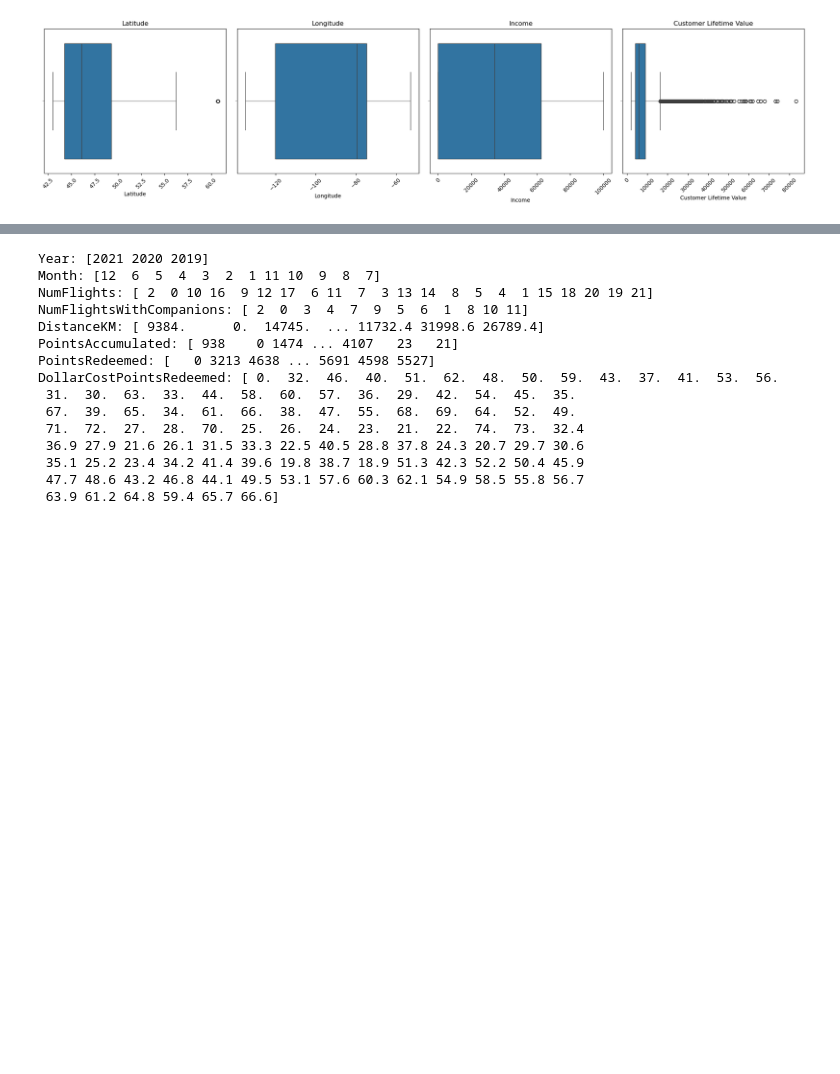
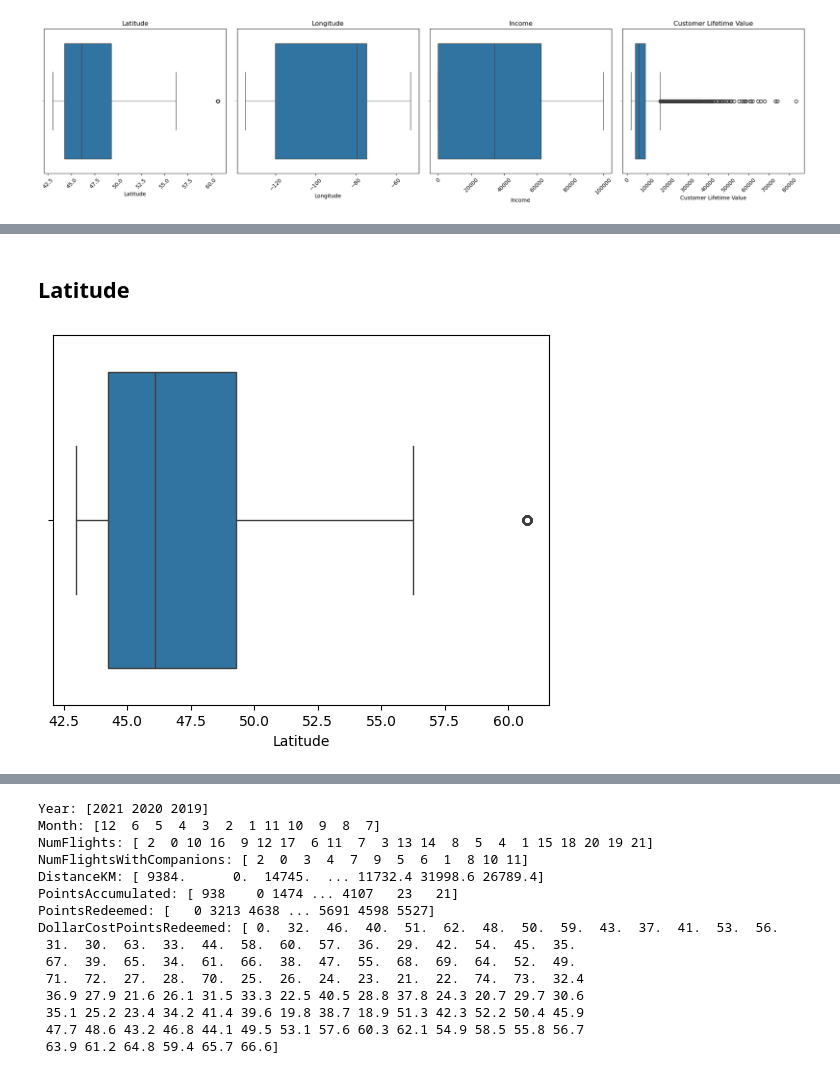
Before and after one commit to calcoafrancisca/Group-39---DM---Part2, a Jupyter notebook: AIAI.Kika.ipynb, the cells around one changed output, grey strips where cells are left out. Cells and saved outputs as stored; diff of their text form; code cells hidden in the pictures; blank space fills up the shorter version.

```diff
--- a/AIAI.Kika.ipynb
+++ b/AIAI.Kika.ipynb
@@ -749,0 +771,7 @@ plt.show()
+# %% [markdown]
+## Latitude
+# %%
+sns.boxplot(x=CustomerDB['Latitude'])
+plt.show()
+# %% [output]
+[figure, added]
```
Also changed, not shown: parts of 31 cells of this notebook.
